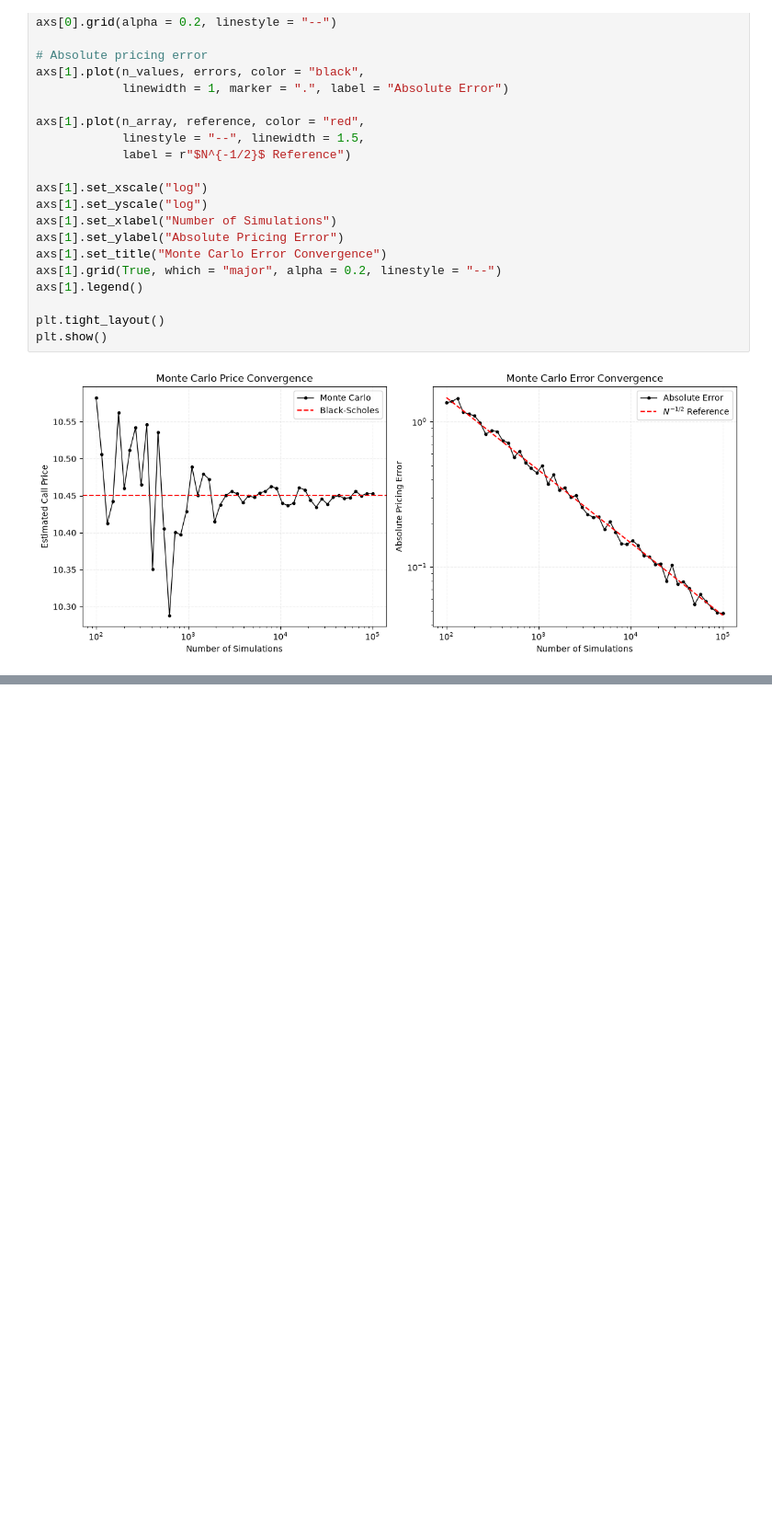
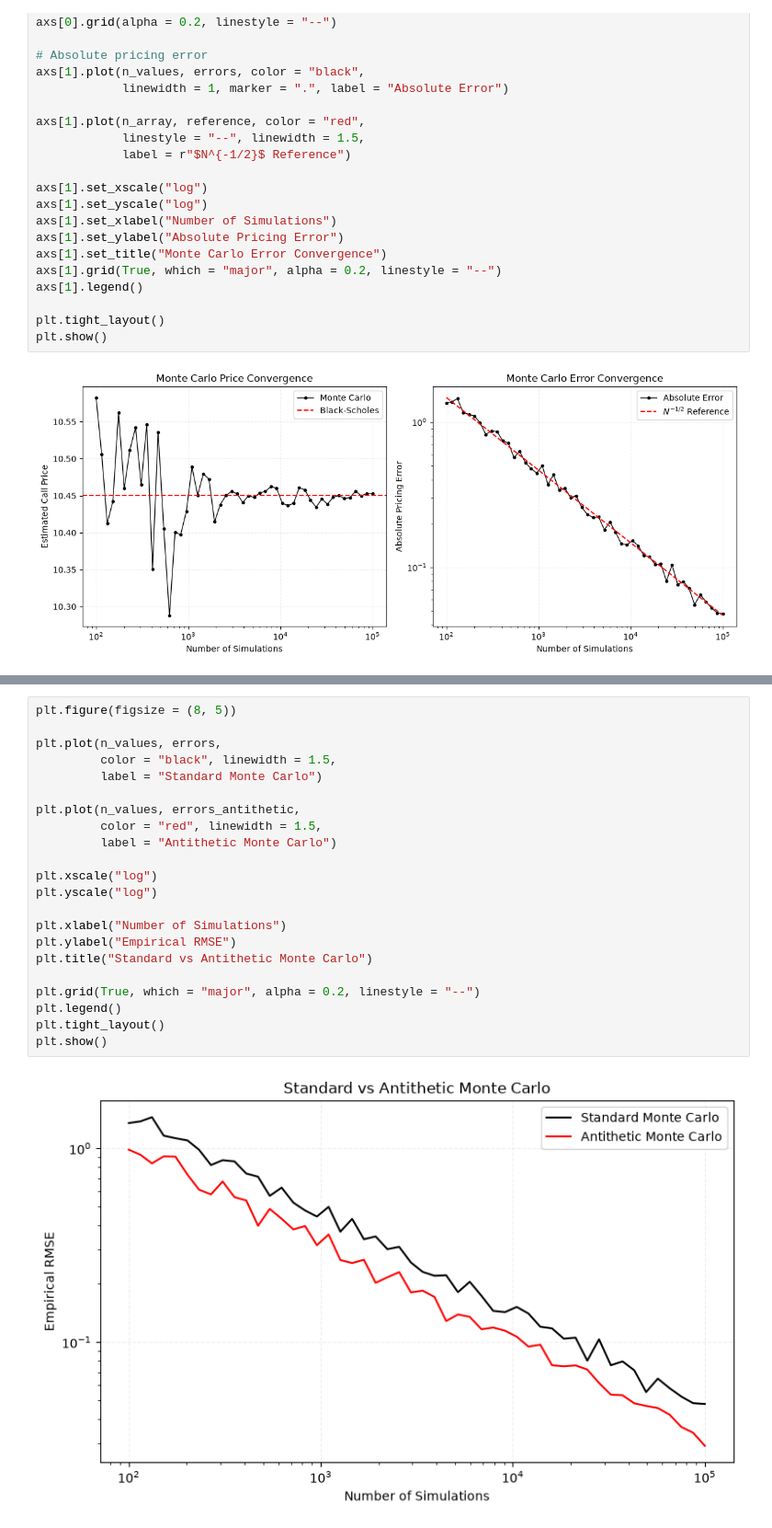
Before and after one commit to adeeb-sarfraz/delta_hedging_options_pricing, a Jupyter notebook: notebooks/04_monte_carlo_option_pricing.ipynb, the cells around one changed output, grey strips where cells are left out. Shown at 92% size. Cells and saved outputs as stored; diff of their text form; blank space fills up the shorter version.

Commit message:
Antithetic Variates and Control Variates Analysis

```diff
--- a/notebooks/04_monte_carlo_option_pricing.ipynb
+++ b/notebooks/04_monte_carlo_option_pricing.ipynb
@@ -114,0 +148,24 @@ plt.show()
+# %%
+plt.figure(figsize = (8, 5))
+
+plt.plot(n_values, errors,
+         color = "black", linewidth = 1.5,
+         label = "Standard Monte Carlo")
+
+plt.plot(n_values, errors_antithetic,
+         color = "red", linewidth = 1.5,
+         label = "Antithetic Monte Carlo")
+
+plt.xscale("log")
+plt.yscale("log")
+
+plt.xlabel("Number of Simulations")
+plt.ylabel("Empirical RMSE")
+plt.title("Standard vs Antithetic Monte Carlo")
+
+plt.grid(True, which = "major", alpha = 0.2, linestyle = "--")
+plt.legend()
+plt.tight_layout()
+plt.show()
+# %% [output]
+[figure, added]
```
Also changed, not shown: parts of 9 cells of this notebook.
